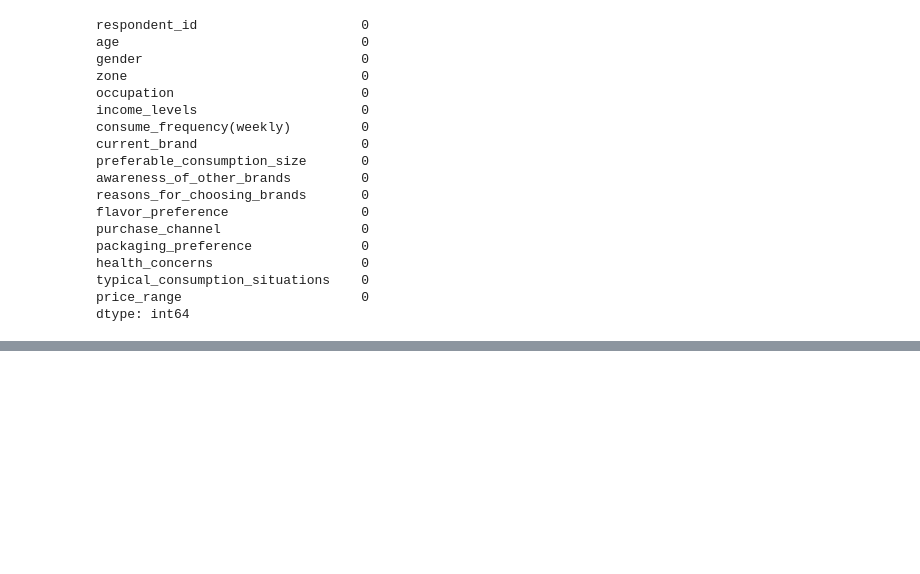
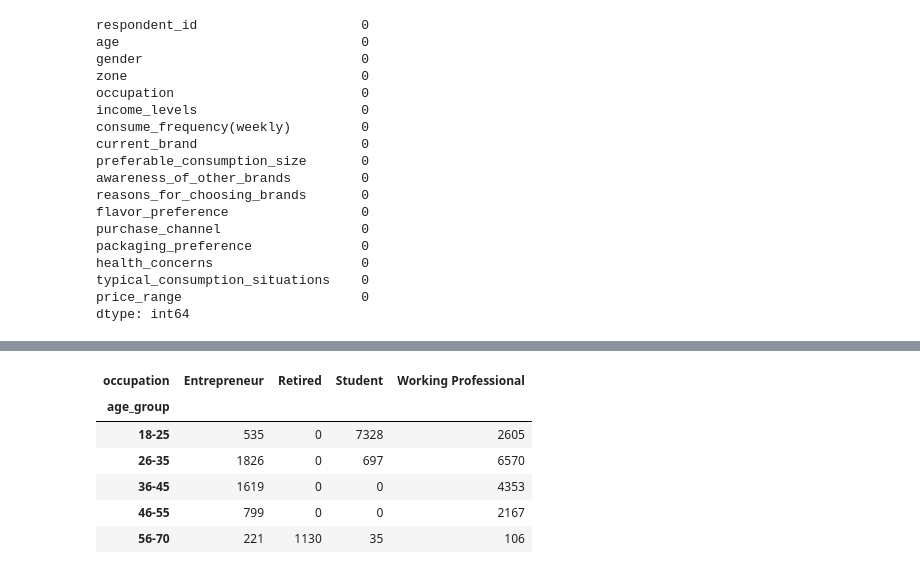
Before and after one commit to Monish-Mamilla/ml-project-3, a Jupyter notebook: notebooks/01_eda.ipynb, the cells around one changed output, grey strips where cells are left out. Drawn from its saved outputs; the diff is of its cells as text; code cells hidden in the pictures; blank space fills up the shorter version.

```diff
--- a/notebooks/01_eda.ipynb
+++ b/notebooks/01_eda.ipynb
@@ -290,0 +370,3 @@ dtype: int64
+# %%
+
+df_clean = df_clean.drop(columns=['age'])
@@ -290,0 +474,12 @@ dtype: int64
+# %%
+import pandas as pd
+
+pd.crosstab(df_clean['age_group'], df_clean['occupation'])
+# %% [output]
+| occupation | Entrepreneur | Retired | Student | Working Professional |
+| age_group |  |  |  |  |
+| 18-25 | 535 | 0 | 7328 | 2605 |
+| 26-35 | 1826 | 0 | 697 | 6570 |
+| 36-45 | 1619 | 0 | 0 | 4353 |
+| 46-55 | 799 | 0 | 0 | 2167 |
+| 56-70 | 221 | 1130 | 35 | 106 |
```
Also changed, not shown: parts of 34 cells of this notebook, 4 other files.
